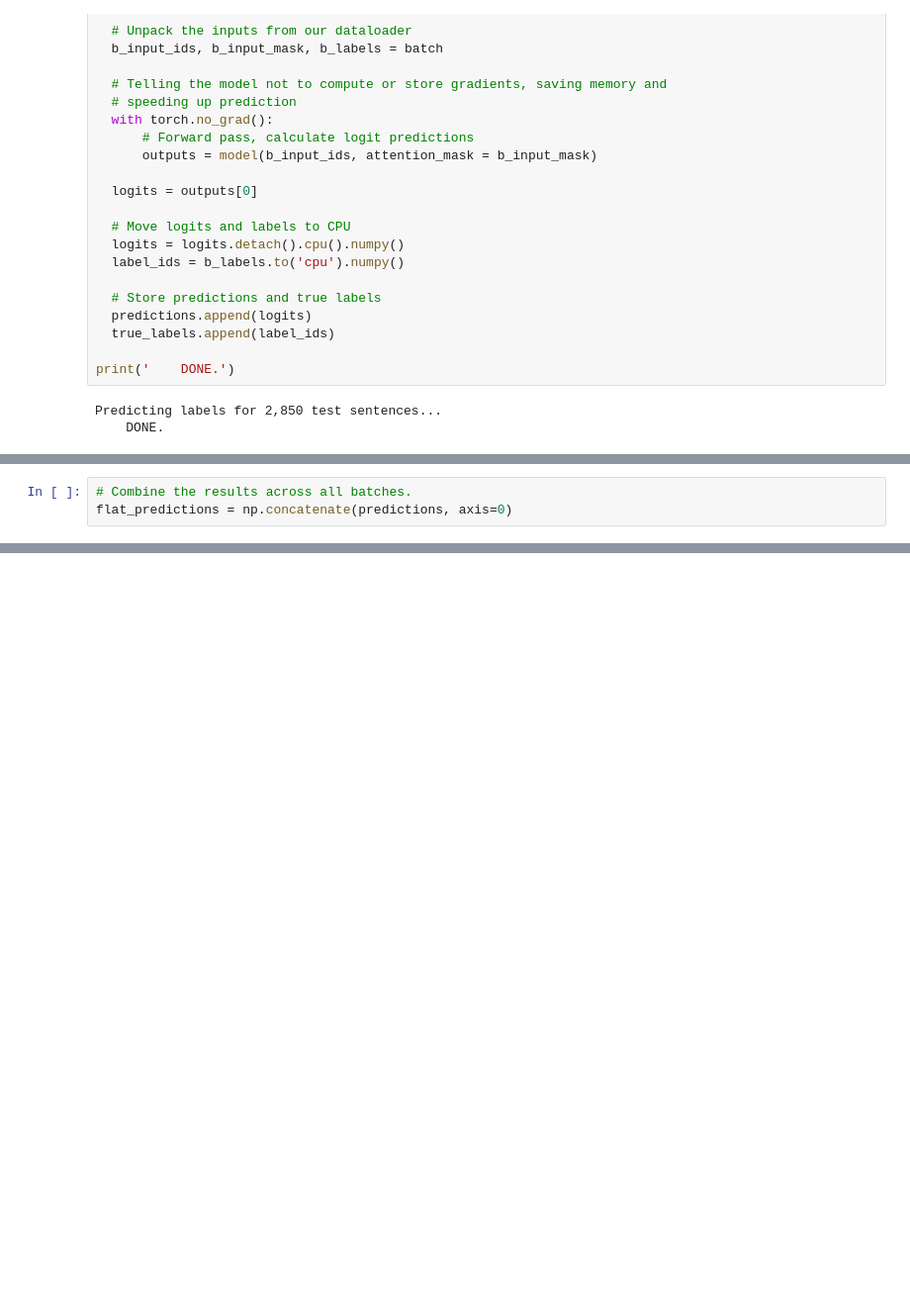
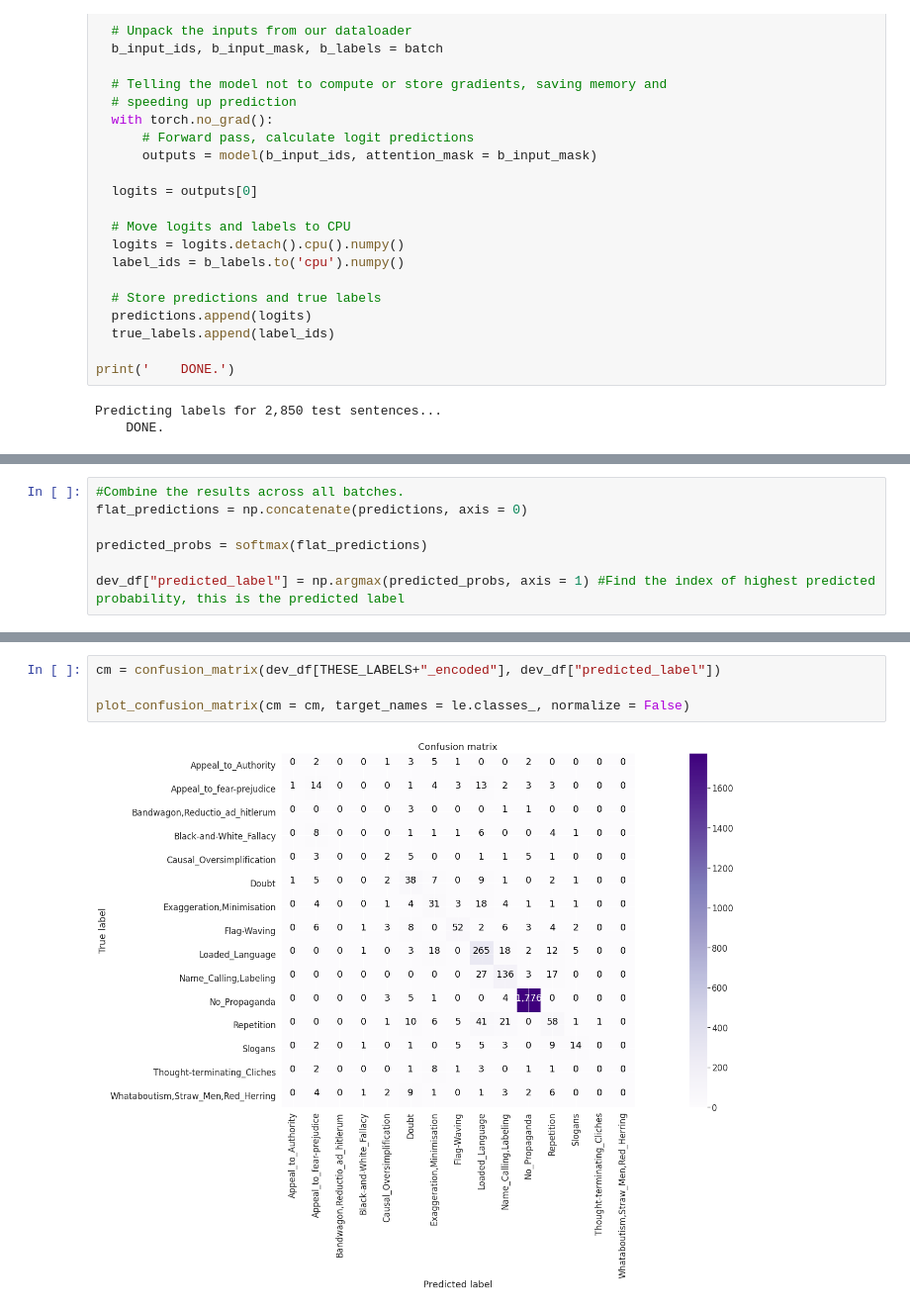
Before and after one commit to Bcromas/propaganda_bert, a Jupyter notebook: bert.ipynb, the cells around one changed output, grey strips where cells are left out. Shown at 99% size. Saved outputs shown, nothing was run; the diff lists cells and outputs as text; blank space fills up the shorter version.

```diff
--- a/bert.ipynb
+++ b/bert.ipynb
@@ -710,3 +783,7 @@ Predicting labels for 2,850 test sentences...
 # %%
-# Combine the results across all batches.
-flat_predictions = np.concatenate(predictions, axis=0)
+#Combine the results across all batches.
+flat_predictions = np.concatenate(predictions, axis = 0)
+
+predicted_probs = softmax(flat_predictions)
+
+dev_df["predicted_label"] = np.argmax(predicted_probs, axis = 1) #Find the index of highest predicted probability, this is the predicted label
@@ -722,0 +861,6 @@ IndexError: ignored
+# %%
+cm = confusion_matrix(dev_df[THESE_LABELS+"_encoded"], dev_df["predicted_label"])
+
+plot_confusion_matrix(cm = cm, target_names = le.classes_, normalize = False)
+# %% [output]
+[figure, added]
```
Also changed, not shown: parts of 35 cells of this notebook.
